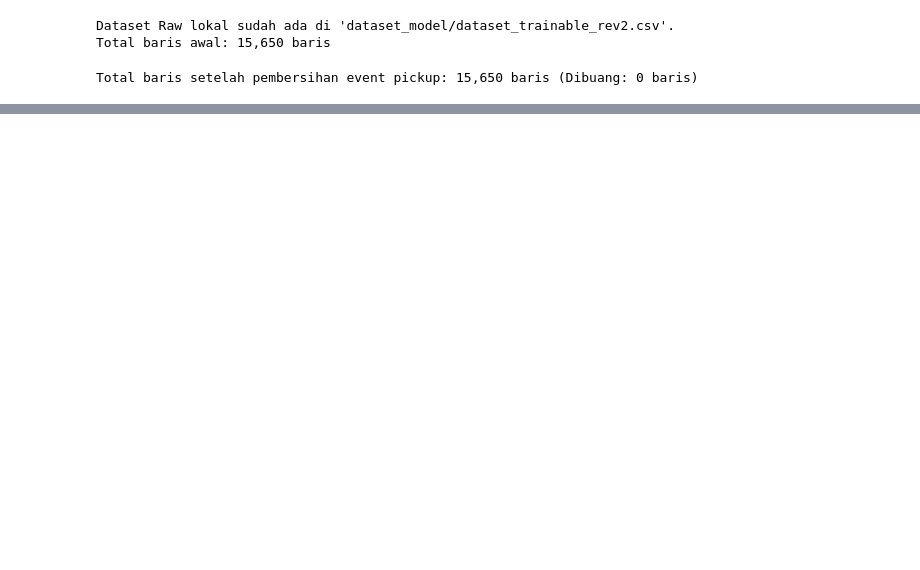
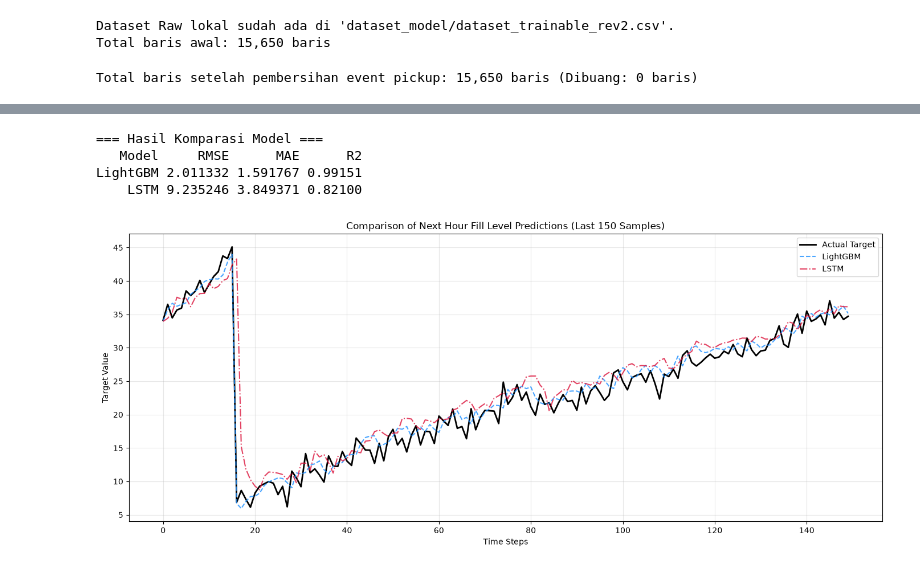
Before and after one commit to AntonTian/IOT-Model-Training, a Jupyter notebook: comparative_analysis.ipynb, the cells around one changed output, grey strips where cells are left out. Drawn from its saved outputs; the diff is of its cells as text; code cells hidden in the pictures; blank space fills up the shorter version.

Commit message:
fix : adjust from lstm running

```diff
--- a/comparative_analysis.ipynb
+++ b/comparative_analysis.ipynb
@@ -163,0 +172,38 @@ plt.show()
+# %%
+X_test_df = df_clean.loc[test_mask, features]
+lgbm_preds = lgbm_model.predict(X_test_df)
+
+y_test_aligned = y_test_raw[SEQ_LENGTH:]
+lgbm_preds_aligned = lgbm_preds[SEQ_LENGTH:]
+
+metrics = []
+for model_name, preds in zip(['LightGBM', 'LSTM'], [lgbm_preds_aligned, lstm_preds]):
+    rmse = np.sqrt(mean_squared_error(y_test_aligned, preds))
+    mae = mean_absolute_error(y_test_aligned, preds)
+    r2 = r2_score(y_test_aligned, preds)
+    metrics.append({'Model': model_name, 'RMSE': rmse, 'MAE': mae, 'R2': r2})
+
+metrics_df = pd.DataFrame(metrics)
+print("=== Hasil Komparasi Model ===")
+print(metrics_df.to_string(index=False))
+
+PLOT_SAMPLES = 150
+
+plt.figure(figsize=(14, 6))
+plt.plot(y_test_aligned[-PLOT_SAMPLES:], label='Actual Target', color='black', linewidth=2)
+plt.plot(lgbm_preds_aligned[-PLOT_SAMPLES:], label='LightGBM', color='dodgerblue', alpha=0.8, linestyle='--')
+plt.plot(lstm_preds[-PLOT_SAMPLES:], label='LSTM', color='crimson', alpha=0.8, linestyle='-.')
+
+plt.title(f'Comparison of Next Hour Fill Level Predictions (Last {PLOT_SAMPLES} Samples)')
+plt.xlabel('Time Steps')
+plt.ylabel('Target Value')
+plt.legend()
+plt.grid(True, alpha=0.3)
+plt.tight_layout()
+plt.show()
+# %% [output]
+=== Hasil Komparasi Model ===
+   Model     RMSE      MAE      R2
+LightGBM 2.011332 1.591767 0.99151
+    LSTM 9.235246 3.849371 0.82100
+[figure, added]
```
Also changed, not shown: parts of 5 cells of this notebook.
